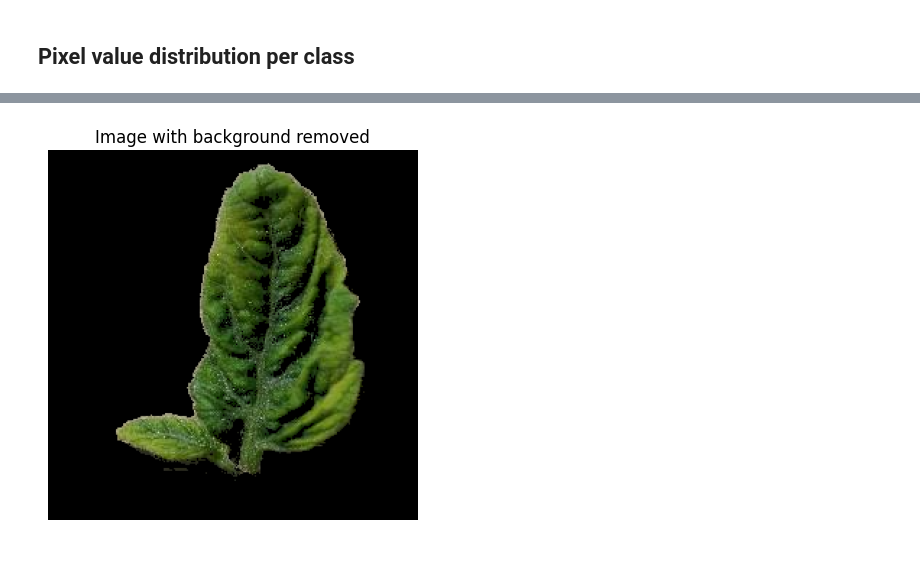
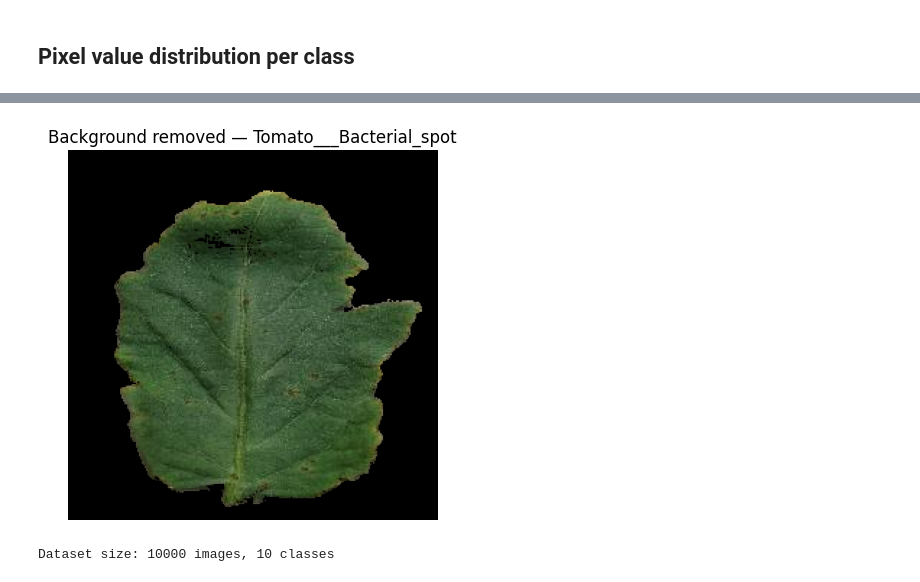
Before and after one commit to MorNdour/projetTrans, a Jupyter notebook: classification/notebooks/01_eda.ipynb, the cells around one changed output, grey strips where cells are left out. Saved outputs shown, nothing was run; the diff lists cells and outputs as text; code cells hidden in the pictures.

```diff
--- a/classification/notebooks/01_eda.ipynb
+++ b/classification/notebooks/01_eda.ipynb
@@ -178,33 +86,2 @@ df.head(20)
 # %% [markdown]
 ## Pixel value distribution per class
-# %%
-# Plot pixel value histograms for a sample of images per class
-n_per_class = 10  # images per class to sample
-bins = 32
-
-if train_dir.exists():
-    class_dirs = [d for d in sorted(train_dir.iterdir()) if d.is_dir()]
-    for d in class_dirs:
-        imgs = list(d.glob('*'))[:n_per_class]
-        pixels = []
-        for p in imgs:
-            try:
-                img = Image.open(p).convert('RGB')
-                arr = np.asarray(img).reshape(-1, 3)  # flatten spatial dims
-                pixels.append(arr)
-            except Exception:
-                continue
-        if not pixels:
-            continue
-        pixels = np.concatenate(pixels, axis=0)
-        plt.figure(figsize=(12,3))
-        for i, color in enumerate(['R', 'G', 'B']):
-            plt.subplot(1,3,i+1)
-            plt.hist(pixels[:,i], bins=bins, color=color.lower(), alpha=0.7)
-            plt.title(f'{d.name} - {color}')
-            plt.xlim(0,255)
-        plt.suptitle(f'Pixel value distribution for class: {d.name}')
-        plt.tight_layout()
-        plt.show()
-else:
-    print('Train directory not found.')
@@ -222,23 +101,19 @@ else:
 # %%
-from classification.src.preprocess import remove_background
-
 # Pick the first image from the first class as a demo
-demo_class = [d for d in sorted(train_dir.iterdir()) if d.is_dir()][0]
+demo_class = [d for d in sorted(Path(TRAIN_DIR).iterdir()) if d.is_dir()][0]
 demo_img = list(demo_class.glob('*'))[0]
 
 im = remove_background(str(demo_img))
 plt.imshow(im)
 plt.axis('off')
 plt.title(f'Background removed — {demo_class.name}')
 plt.show()
 # %% [output]
-[figure, old version]
+[figure, new version]
 # %%
-from classification.src.preprocess import TomatoDataset, train_transform
-
 # Build list of all image paths and labels
 image_paths, labels = [], []
-class_dirs = sorted([d for d in train_dir.iterdir() if d.is_dir()])
+class_dirs = sorted([d for d in Path(TRAIN_DIR).iterdir() if d.is_dir()])
 class_to_idx = {d.name: i for i, d in enumerate(class_dirs)}
 
 for d in class_dirs:
@@ -248,6 +123,8 @@ for d in class_dirs:
 
 train_dataset = TomatoDataset(image_paths, labels, transform=train_transform)
 print(f'Dataset size: {len(train_dataset)} images, {len(class_to_idx)} classes')
+# %% [output]
+Dataset size: 10000 images, 10 classes
 # %%
 # Preview augmentations on a single image
 sample_path = image_paths[0]
```
Also changed, not shown: parts of 17 cells of this notebook, 13 other files.
